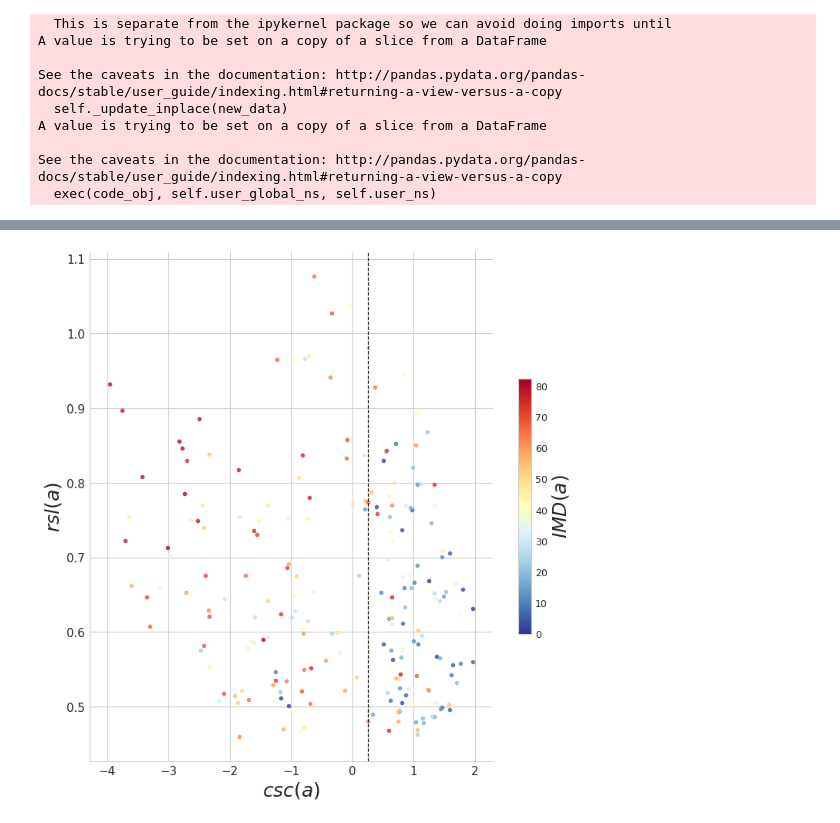
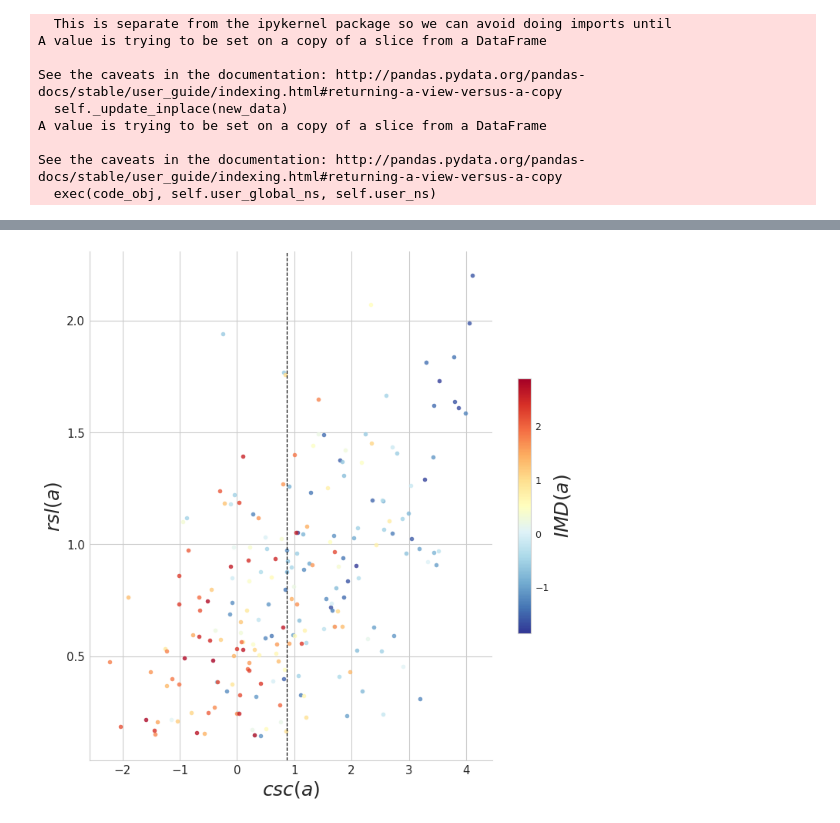
Before and after one commit to sagarjoglekar/Vitamin_N, a Jupyter notebook: Notebooks/Solo_living/Solo_Find_ranking_metric_main.ipynb, the cells around one changed output, grey strips where cells are left out. Drawn from its saved outputs; the diff is of its cells as text; code cells hidden in the pictures.

```diff
--- a/Notebooks/Solo_living/Solo_Find_ranking_metric_main.ipynb
+++ b/Notebooks/Solo_living/Solo_Find_ranking_metric_main.ipynb
@@ -649,8 +935,14 @@ list(data_analysis.columns)
  'interaction_0',
  'solo_pred',
  'zeta_adds']
+# %%
+data_analysis['solo_pred_zscore'] = (data_analysis['soloFraction'] - data_analysis['soloFraction'].mean())/data_analysis['soloFraction'].std(ddof=0)
+# %%
+data_analysis['IMD_zscore'] = (data_analysis['IMD'] - data_analysis['IMD'].mean())/data_analysis['IMD'].std(ddof=0)
+# %%
+data_analysis['depression_Prevalence_zscore'] = (data_analysis['depression_Prevalence'] - data_analysis['depression_Prevalence'].mean())/data_analysis['depression_Prevalence'].std(ddof=0)
 # %%
-data_slice = data_analysis[data_analysis['solo_pred'] > np.median(data_analysis['solo_pred'])]
+data_slice = data_analysis[data_analysis['soloFraction'] > np.median(data_analysis['soloFraction'])]
 # %%
 data_slice['logit_good_solo'] = 0
 mask = (data_slice['zeta_adds'] > np.median(data_slice['zeta_adds']))
@@ -793,18 +1136,18 @@ Warnings:
 # %%
 sns.set_style("whitegrid")
-g= sns.lmplot( x='zeta_adds', y='solo_pred', data=data_slice, fit_reg=False, hue='IMD', legend=False, palette="RdYlBu_r",height=10)
+g= sns.lmplot( x='zeta_adds', y='solo_pred_zscore', data=data_slice, fit_reg=False, hue='IMD_zscore', legend=False, palette="RdYlBu_r",height=10)
 ax = g.axes[0][0]
 
-scalarmap = plt.cm.ScalarMappable(cmap='RdYlBu_r', norm=plt.Normalize(vmin=max(data_analysis['IMD']), vmax=min(data_analysis['IMD'])))
+scalarmap = plt.cm.ScalarMappable(cmap='RdYlBu_r', norm=plt.Normalize(vmin=max(data_analysis['IMD_zscore']), vmax=min(data_analysis['IMD_zscore'])))
 cbar = plt.colorbar(scalarmap,shrink=0.5)
 cbar.set_label('$IMD(a)$', fontsize = 25)
 
 # ax.axhline(np.min(data_slice['solo_pred']), ls='--',color='black')
 ax.axvline(np.median(data_slice['zeta_adds']), ls='--',color='black')
 ax.set_xlabel("$csc(a)$",fontsize=25)
 ax.set_ylabel("$rsl(a)$",fontsize=25)
 ax.tick_params(labelsize=15)
 # %% [output]
-[figure, old version]
+[figure, new version]
 # %%
 sns.set_style("whitegrid")
```
Also changed, not shown: parts of 103 cells of this notebook, 13 other files.
